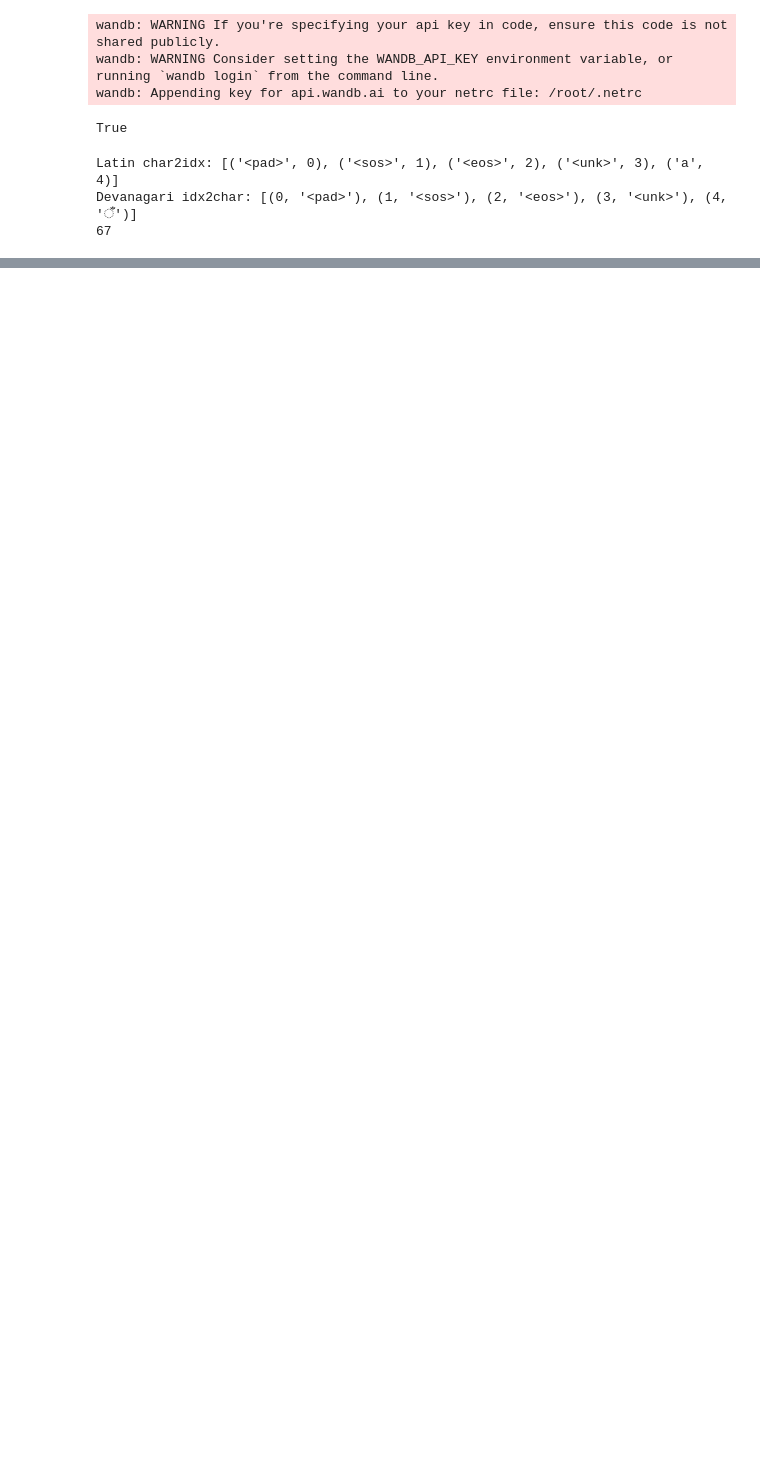
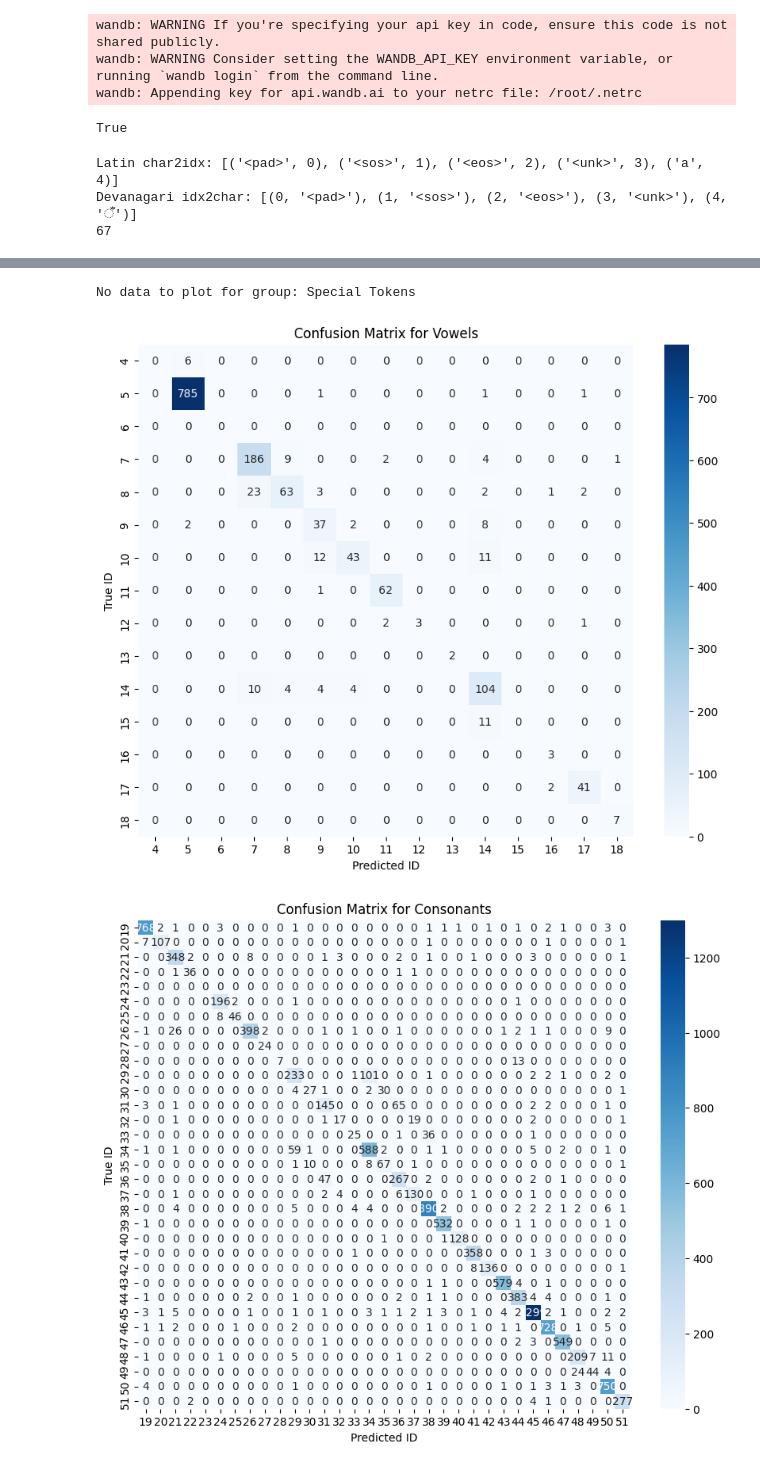
Before and after one commit to Ishita-Khatri/DA6401_Assign3, a Jupyter notebook: da6401-assign3-attention.ipynb, the cells around one changed output, grey strips where cells are left out. Cells and saved outputs as stored; diff of their text form; code cells hidden in the pictures; blank space fills up the shorter version.

```diff
--- a/da6401-assign3-attention.ipynb
+++ b/da6401-assign3-attention.ipynb
@@ -791,0 +812,13 @@ Sequence Accuracy: 0.0000
+# %%
+def get_words_from_tensor(tens,dict_char2idx,dict_idx2char,word=True):
+    target_seq = tens.tolist() if hasattr(tens, 'tolist') else tens
+    if isinstance(target_seq[0], list):
+        target_seq = target_seq[0]
+    if target_seq[0] == dict_char2idx['<sos>']:
+        target_seq = target_seq[1:]
+    if dict_char2idx.get('<eos>') in target_seq:
+        target_seq = target_seq[:target_seq.index(dict_char2idx['<eos>'])]
+    if word==True:
+        return ''.join(dict_idx2char[i] for i in target_seq)
+    else:
+        return target_seq
@@ -791,0 +967,60 @@ Sequence Accuracy: 0.0000
+# %%
+import numpy as np
+import matplotlib.pyplot as plt
+import seaborn as sns
+from sklearn.metrics import confusion_matrix
+
+# Your id groups (already defined)
+special_token_ids = [0, 1, 2, 3]
+vowel_ids = list(range(4, 19))
+consonant_ids = list(range(19, 52))
+matra_ids = list(range(52, 67))
+
+groups = {
+    "Special Tokens": special_token_ids,
+    "Vowels": vowel_ids,
+    "Consonants": consonant_ids,
+    "Matras & Modifiers": matra_ids,
+}
+
+# Function to filter y_true and y_pred by group of predicted IDs
+def filter_by_pred_group(y_true, y_pred, group_ids):
+    filtered_true = []
+    filtered_pred = []
+    for yt, yp in zip(y_true, y_pred):
+        if yp in group_ids:
+            filtered_true.append(yt)
+            filtered_pred.append(yp)
+    return filtered_true, filtered_pred
+
+# Plot confusion matrix heatmap function
+def plot_cm(y_true_group, y_pred_group, group_ids, group_name):
+    # Compute confusion matrix
+    cm = confusion_matrix(
+        y_true_group,
+        y_pred_group,
+        labels=group_ids
+    )
+
+    plt.figure(figsize=(10, 8))
+    sns.heatmap(cm, annot=True, fmt='d', cmap='Blues',
+                xticklabels=group_ids, yticklabels=group_ids)
+    plt.title(f"Confusion Matrix for {group_name}")
+    plt.xlabel("Predicted ID")
+    plt.ylabel("True ID")
+    plt.show()
+
+# Loop over groups and plot
+for group_name, group_ids in groups.items():
+    y_true_group, y_pred_group = filter_by_pred_group(y_true, y_pred, group_ids)
+
+    # If no data points for this group, skip plotting
+    if len(y_true_group) == 0:
+        print(f"No data to plot for group: {group_name}")
+        continue
+
+    plot_cm(y_true_group, y_pred_group, group_ids, group_name)
+# %% [output]
+No data to plot for group: Special Tokens
+[figure, added]
+[figure, added]
```
Also changed, not shown: parts of 8 cells of this notebook.
